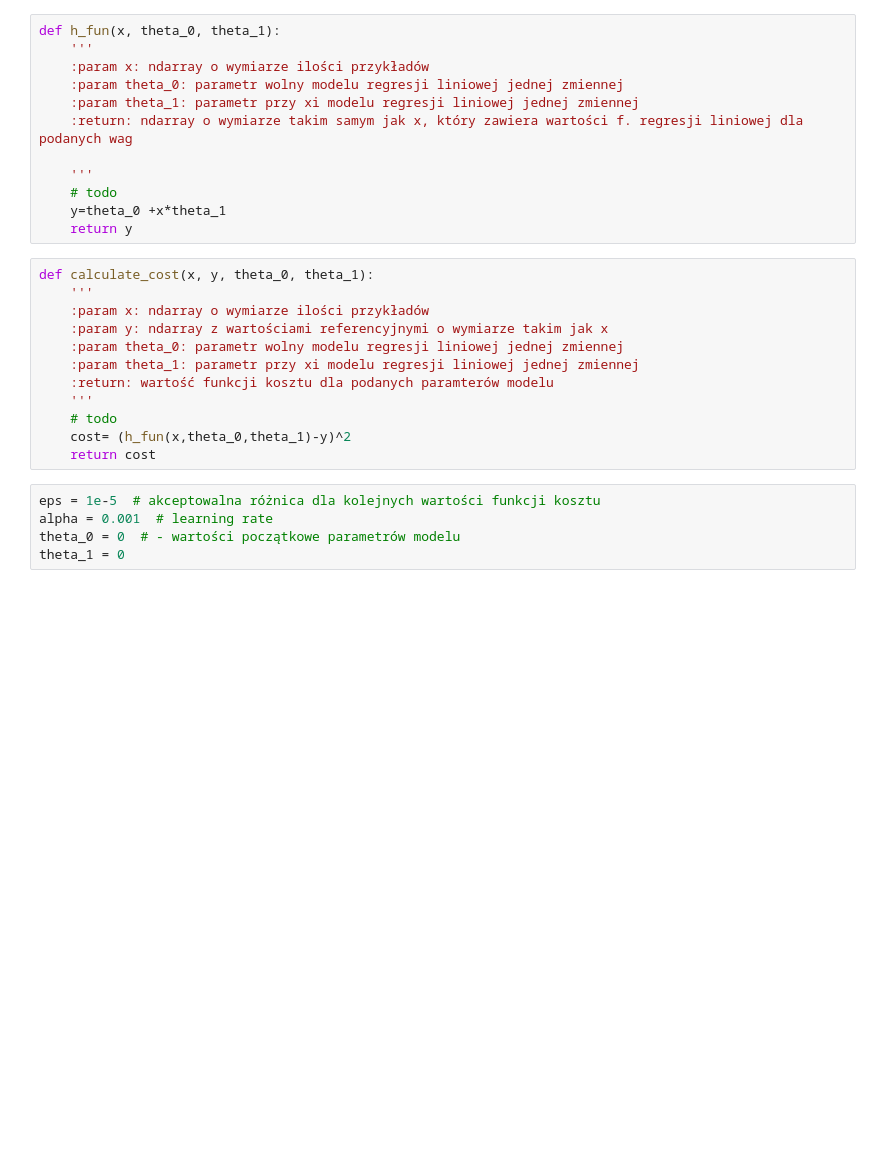
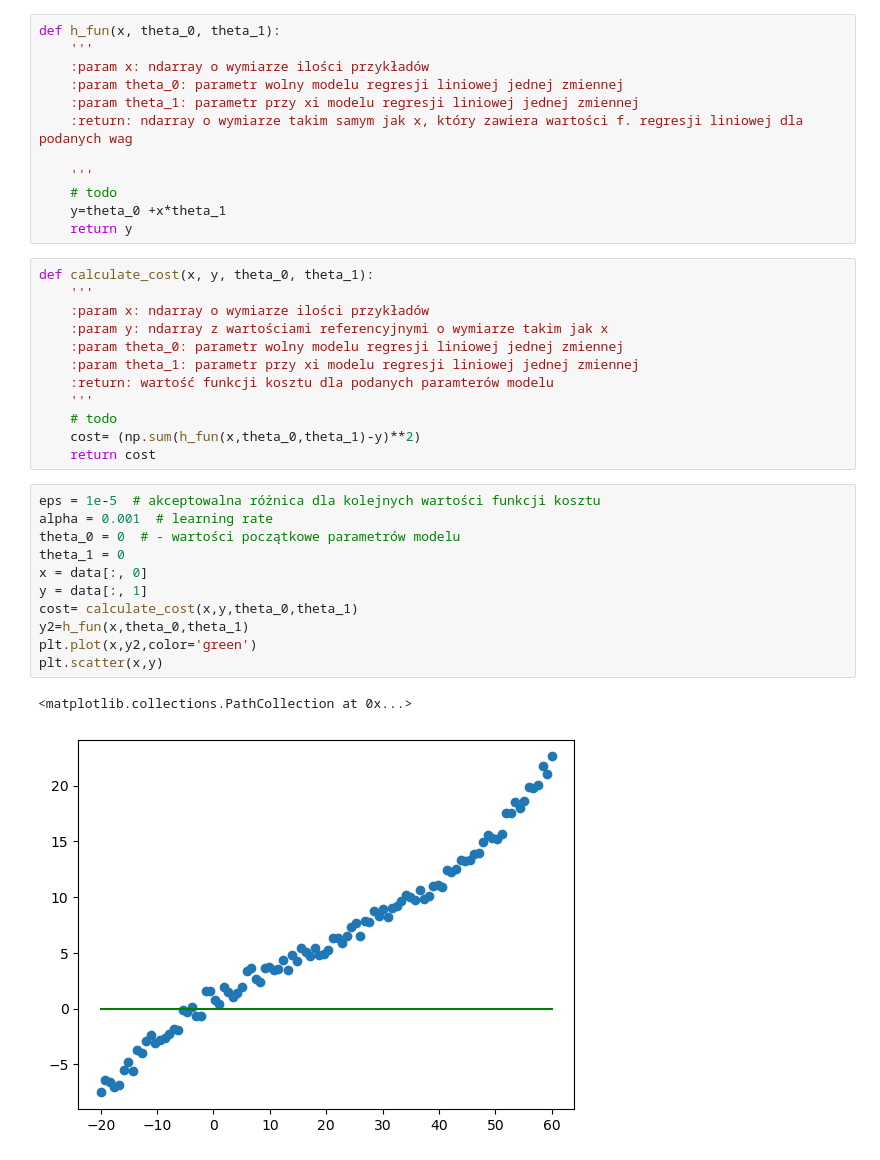
Before and after one commit to turkiewicz479/ML, a Jupyter notebook: Zadanie_2_ml.ipynb, the cells around one changed output. Drawn from its saved outputs; the diff is of its cells as text; blank space fills up the shorter version.

```diff
--- a/Zadanie_2_ml.ipynb
+++ b/Zadanie_2_ml.ipynb
@@ -39,10 +37,19 @@ def calculate_cost(x, y, theta_0, theta_1):
     :return: wartość funkcji kosztu dla podanych paramterów modelu
     '''
     # todo
-    cost= (h_fun(x,theta_0,theta_1)-y)^2
+    cost= (np.sum(h_fun(x,theta_0,theta_1)-y)**2)
     return cost
 # %%
 eps = 1e-5  # akceptowalna różnica dla kolejnych wartości funkcji kosztu
 alpha = 0.001  # learning rate
 theta_0 = 0  # - wartości początkowe parametrów modelu
 theta_1 = 0
+x = data[:, 0]
+y = data[:, 1]
+cost= calculate_cost(x,y,theta_0,theta_1)
+y2=h_fun(x,theta_0,theta_1)
+plt.plot(x,y2,color='green')
+plt.scatter(x,y)
+# %% [output]
+<matplotlib.collections.PathCollection at 0x...>
+[figure, added]
```
Also changed, not shown: parts of 5 cells of this notebook, 1 other file.
